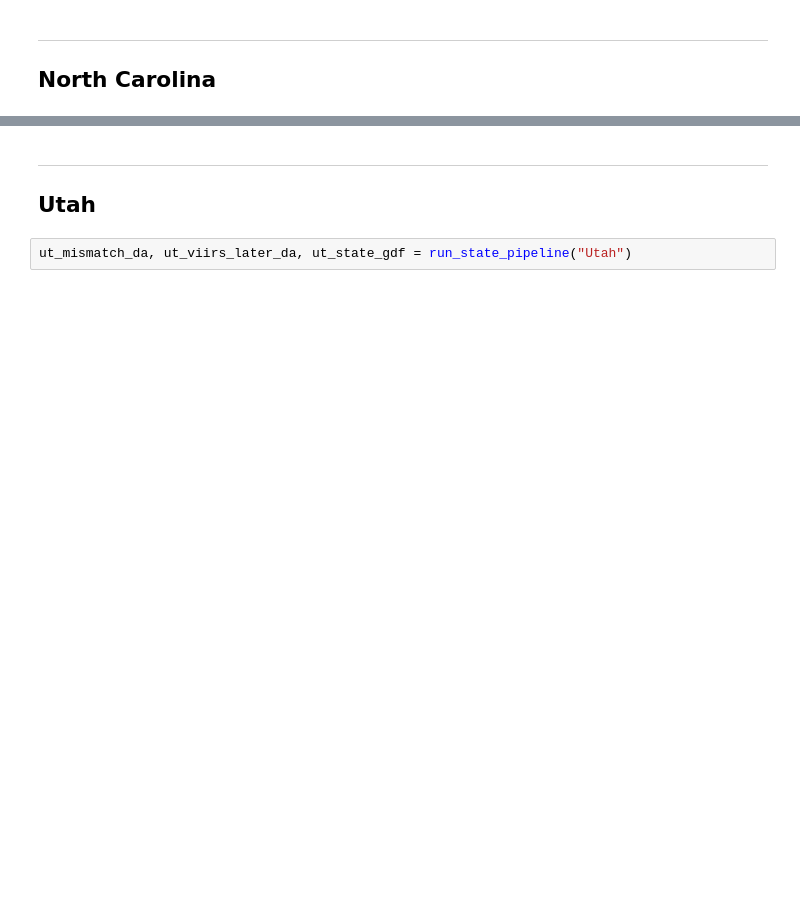
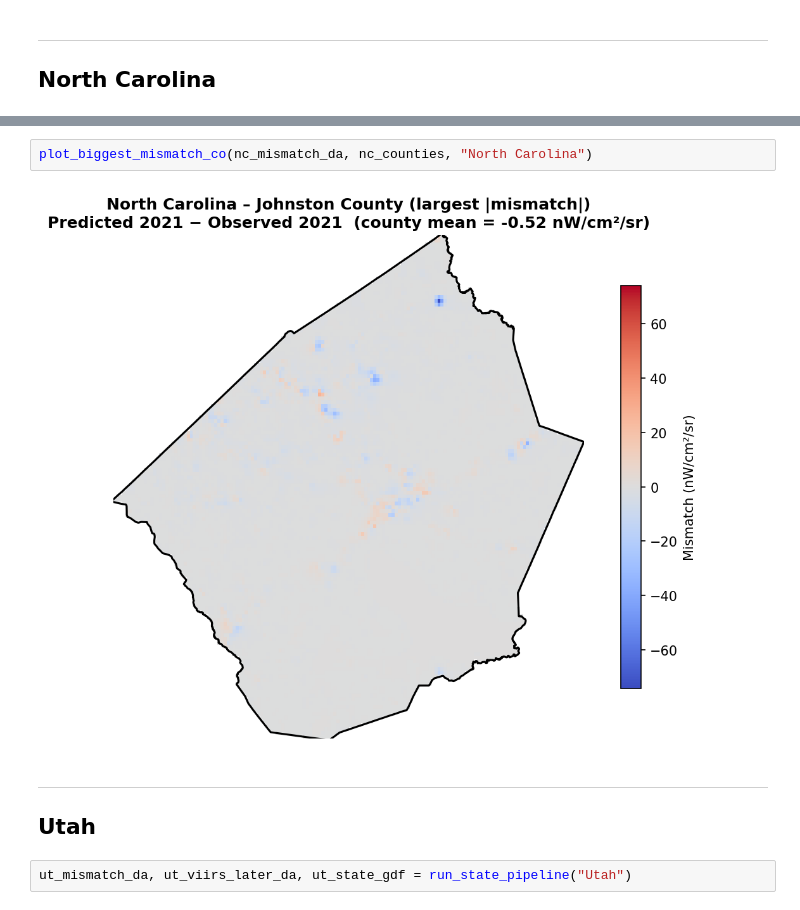
Before and after one commit to ThomWorm/nightlights, a Jupyter notebook: 06_model_testing.ipynb, the cells around one changed output, grey strips where cells are left out. Drawn from its saved outputs; the diff is of its cells as text; blank space fills up the shorter version.

```diff
--- a/06_model_testing.ipynb
+++ b/06_model_testing.ipynb
@@ -294,3 +428,7 @@ print(f"Mean Absolute Error per pixel: {nc_mae:>15.3f} nW/cm²/sr")
+# %%
+plot_biggest_mismatch_co(nc_mismatch_da, nc_counties, "North Carolina")
+# %% [output]
+[figure, added]
 # %% [markdown]
 ---
 ## Utah
```
Also changed, not shown: parts of 18 cells of this notebook.
